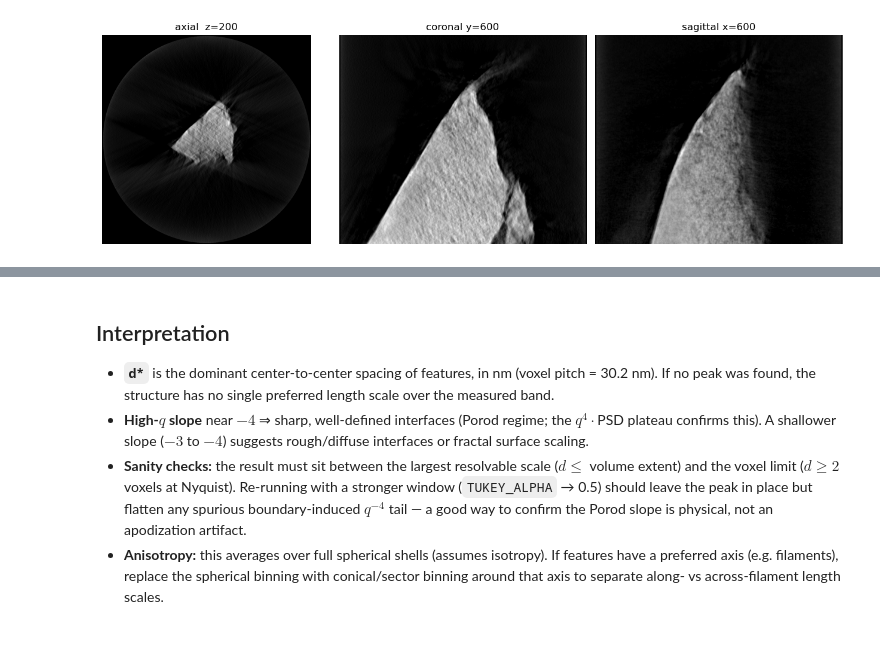
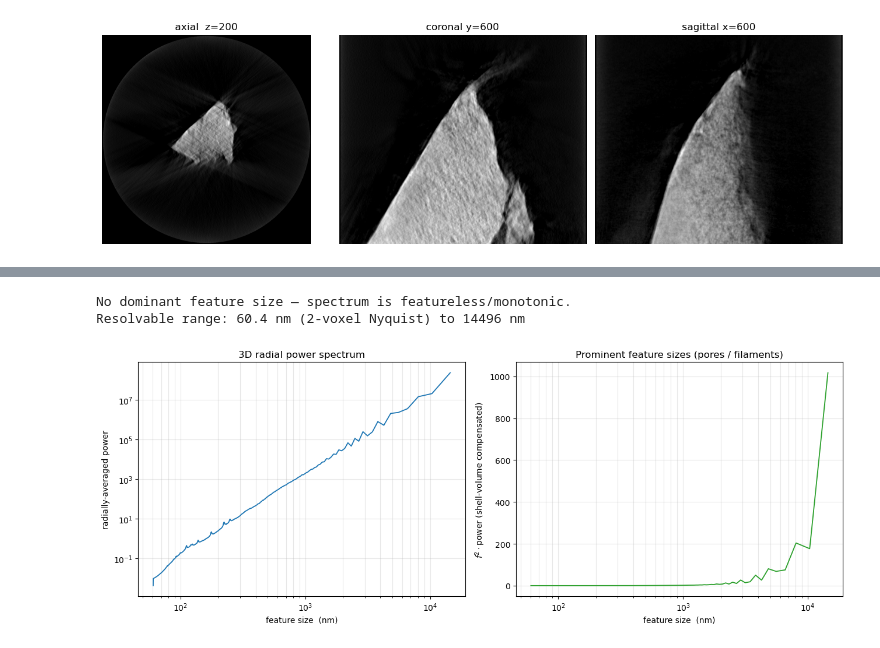
Before and after one commit to levijh1/TomoMono, a Jupyter notebook: featureSizeFFT.ipynb, the cells around one changed output, grey strips where cells are left out. Drawn from its saved outputs; the diff is of its cells as text; code cells hidden in the pictures.

```diff
--- a/featureSizeFFT.ipynb
+++ b/featureSizeFFT.ipynb
@@ -327,16 +178,54 @@ plt.tight_layout(); plt.show()
-# %% [markdown]
-## Interpretation
-
-- **`d*`** is the dominant center-to-center spacing of features, in nm (voxel pitch = 30.2 nm).
-  If no peak was found, the structure has no single preferred length scale over the measured band.
-- **High-$q$ slope** near **$-4$** ⇒ sharp, well-defined interfaces (Porod regime; the $q^4\cdot$PSD
-  plateau confirms this). A shallower slope ($-3$ to $-4$) suggests rough/diffuse interfaces or
-  fractal surface scaling.
-- **Sanity checks:** the result must sit between the largest resolvable scale
-  ($d \le$ volume extent) and the voxel limit ($d \ge 2$ voxels at Nyquist). Re-running with a
-  stronger window (`TUKEY_ALPHA` → 0.5) should leave the peak in place but flatten any spurious
-  boundary-induced $q^{-4}$ tail — a good way to confirm the Porod slope is physical, not an
-  apodization artifact.
-- **Anisotropy:** this averages over full spherical shells (assumes isotropy). If features have a
-  preferred axis (e.g. filaments), replace the spherical binning with conical/sector binning around
-  that axis to separate along- vs across-filament length scales.
+# %%
+# ── Radial average over spherical shells of constant |f| ──────────────────────
+fz = np.fft.fftfreq(nz).astype(np.float32)
+fy = np.fft.fftfreq(ny).astype(np.float32)
+fx = np.fft.rfftfreq(nx).astype(np.float32)        # last axis: 0 .. 0.5 (rfftn)
+fmag = np.sqrt(fz[:, None, None]**2 + fy[None, :, None]**2 + fx[None, None, :]**2)
+
+f_ny = 0.5                                          # Nyquist = 0.5 cycles/voxel
+bin_idx = np.clip((fmag.ravel() / f_ny * N_BINS).astype(np.int64), 0, N_BINS - 1)
+psum = np.bincount(bin_idx, weights=power.ravel(), minlength=N_BINS)
+pcnt = np.bincount(bin_idx, minlength=N_BINS)
+psd  = psum / np.maximum(pcnt, 1)
+del power, fmag, bin_idx
+
+# ── Convert each shell to a real-space feature size d = voxel_size / f ────────
+f_centers = (np.arange(N_BINS) + 0.5) / N_BINS * f_ny      # cycles/voxel
+keep = (np.arange(N_BINS) >= 2) & (pcnt > 0)               # drop DC / empty shells
+fc, ps = f_centers[keep], psd[keep]
+feat = voxel_size / fc                                      # feature size (length_unit)
+
+# Shell-volume compensation makes a dominant size stand out as a peak
+comp = ps * fc**2
+peaks, _ = find_peaks(comp, prominence=comp.max() * 0.05)
+if len(peaks):
+    d_star = feat[peaks[np.argmax(comp[peaks])]]
+    print(f"Most prominent feature size: {d_star:.1f} {length_unit} "
+          f"({d_star / voxel_size:.1f} voxels)")
+else:
+    d_star = None
+    print("No dominant feature size — spectrum is featureless/monotonic.")
+print(f"Resolvable range: {2*voxel_size:.1f} {length_unit} (2-voxel Nyquist) "
+      f"to {feat.max():.0f} {length_unit}")
+
+# ── Plot power vs. feature size ───────────────────────────────────────────────
+fig, ax = plt.subplots(1, 2, figsize=(13, 5))
+ax[0].loglog(feat, ps, lw=1.3)
+ax[0].set_xlabel(f"feature size  ({length_unit})")
+ax[0].set_ylabel("radially-averaged power")
+ax[0].set_title("3D radial power spectrum")
+ax[0].grid(True, which="both", alpha=0.3)
+
+ax[1].semilogx(feat, comp, lw=1.3, color="C2")
+if d_star:
+    ax[1].axvline(d_star, color="C3", ls="--", label=f"peak ≈ {d_star:.1f} {length_unit}")
+    ax[1].legend()
+ax[1].set_xlabel(f"feature size  ({length_unit})")
+ax[1].set_ylabel(r"$f^2\cdot$power (shell-volume compensated)")
+ax[1].set_title("Prominent feature sizes (pores / filaments)")
+ax[1].grid(True, which="both", alpha=0.3)
+plt.tight_layout(); plt.show()
+# %% [output]
+No dominant feature size — spectrum is featureless/monotonic.
+Resolvable range: 60.4 nm (2-voxel Nyquist) to 14496 nm
+[figure, added]
```
Also changed, not shown: parts of 17 cells of this notebook, 5 other files.
